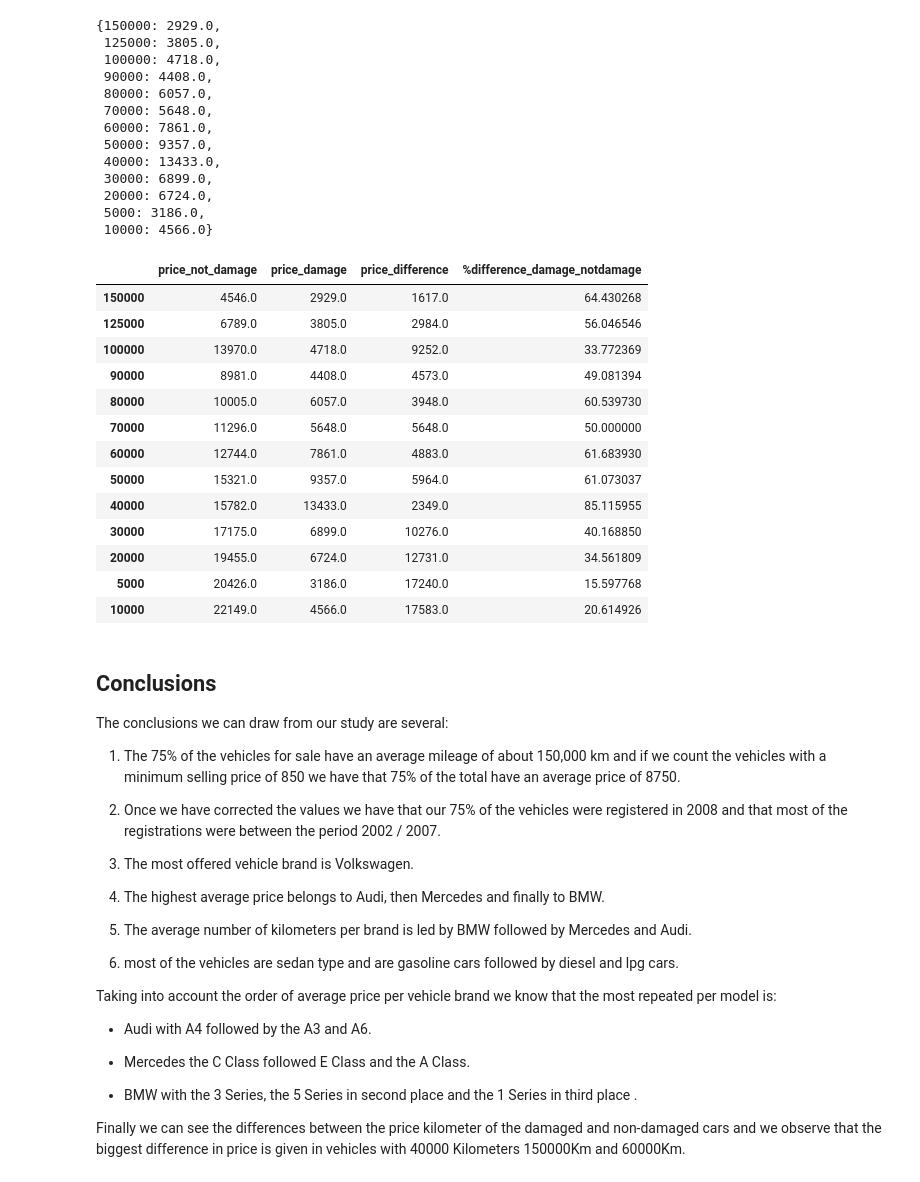
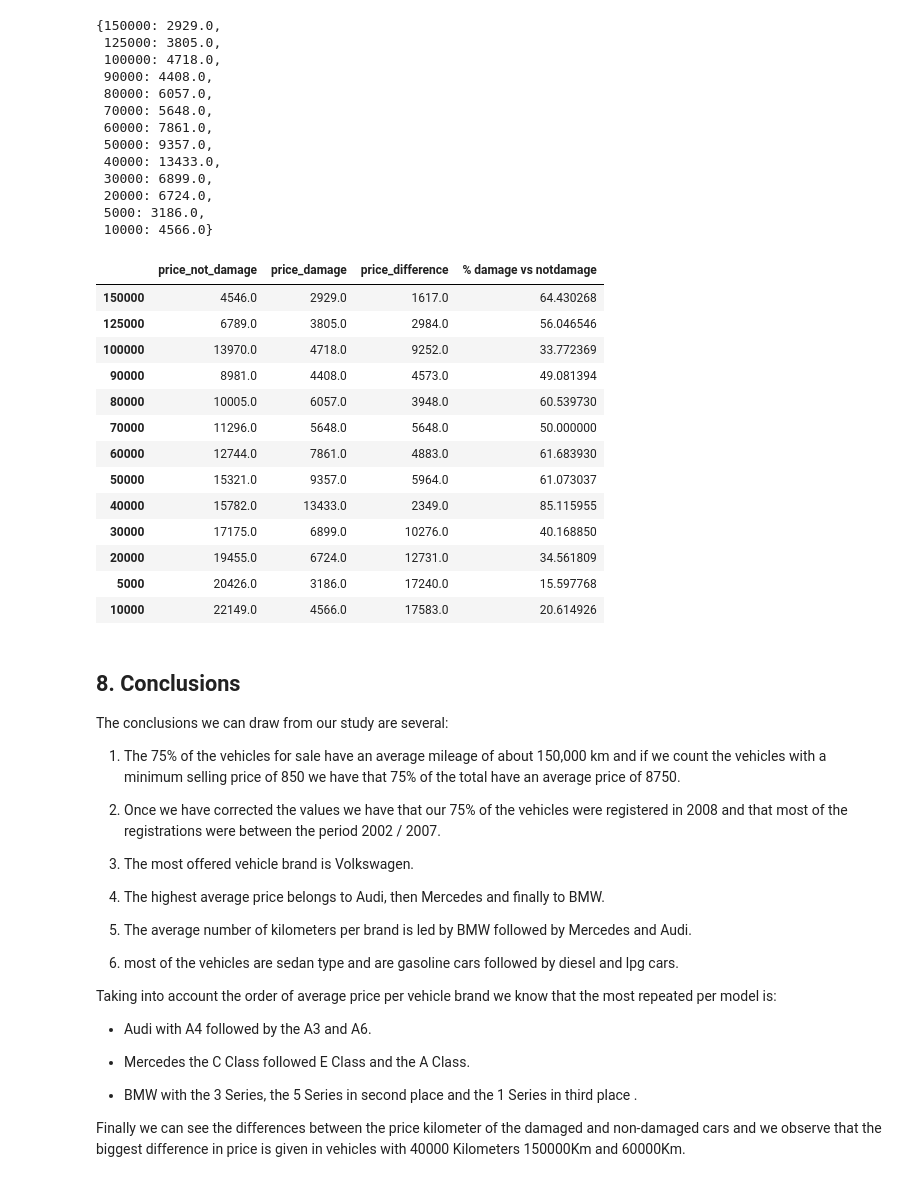
Before and after one commit to albertjimrod/Data-science-projects, a Jupyter notebook: 02 Data_Analisis_Visualization/00_Numpy introduction/Exploring Ebay Car Sales Data v2.ipynb, the cells around one changed output. Drawn from its saved outputs; the diff is of its cells as text; code cells hidden in the pictures.

Commit message:
faltan conclusiones

```diff
--- a/02 Data_Analisis_Visualization/00_Numpy introduction/Exploring Ebay Car Sales Data v2.ipynb
+++ b/02 Data_Analisis_Visualization/00_Numpy introduction/Exploring Ebay Car Sales Data v2.ipynb
@@ -719,0 +883,4 @@ Name: price_in_dollars, dtype: float64
+# %%
+var_date_crawled = auto_clean['last_seen']
+# %%
+auto_clean['last_seen'] = pd.to_datetime(var_date_crawled,format='%Y%m%d')
@@ -719,0 +976,4 @@ Name: price_in_dollars, dtype: float64
+# %%
+years = auto_clean['registration_year'].between(1959,2016)
+# %%
+auto_clean['registration_year'] = auto_clean[years]['registration_year']
@@ -1371,25 +1527,25 @@ avg_price_by_km_damage
 # %%
 series_nondamage = pd.Series(avg_price_by_km_non_damage)
 df_nondamage = pd.DataFrame(series_nondamage)
 df_nondamage = df_nondamage.rename(columns = {0:'price_not_damage'})
 
 series_damage = pd.Series(avg_price_by_km_damage)
 df_damage = pd.DataFrame(series_damage)
 df_damage = df_damage.rename(columns = {0:'price_damage'})
 
 series_diference = series_nondamage - series_damage
 df_diference = pd.DataFrame(series_diference)
 df_diference = df_diference.rename(columns = {0:'price_difference'})
 
 series_diference_percent = (series_damage * 100) / series_nondamage.round(2)
 df_diference_percent = pd.DataFrame(series_diference_percent)
-df_diference_percent = df_diference_percent.rename(columns = {0:'%difference_damage_notdamage '})
+df_diference_percent = df_diference_percent.rename(columns = {0:'% damage vs notdamage '})
 
 
 df = pd.concat([df_nondamage, df_damage, df_diference, df_diference_percent], axis = 1)
 df
 # %% [output]
-|  | price_not_damage | price_damage | price_difference | %difference_damage_notdamage |
+|  | price_not_damage | price_damage | price_difference | % damage vs notdamage |
 | 150000 | 4546.0 | 2929.0 | 1617.0 | 64.430268 |
 | 125000 | 6789.0 | 3805.0 | 2984.0 | 56.046546 |
 | 100000 | 13970.0 | 4718.0 | 9252.0 | 33.772369 |
@@ -1404,7 +1560,7 @@ df
 | 5000 | 20426.0 | 3186.0 | 17240.0 | 15.597768 |
 | 10000 | 22149.0 | 4566.0 | 17583.0 | 20.614926 |
 # %% [markdown]
-## Conclusions
+## 8. Conclusions
 
 The conclusions we can draw from our study are several:
 
```
Also changed, not shown: parts of 86 cells of this notebook, 2 other files.
